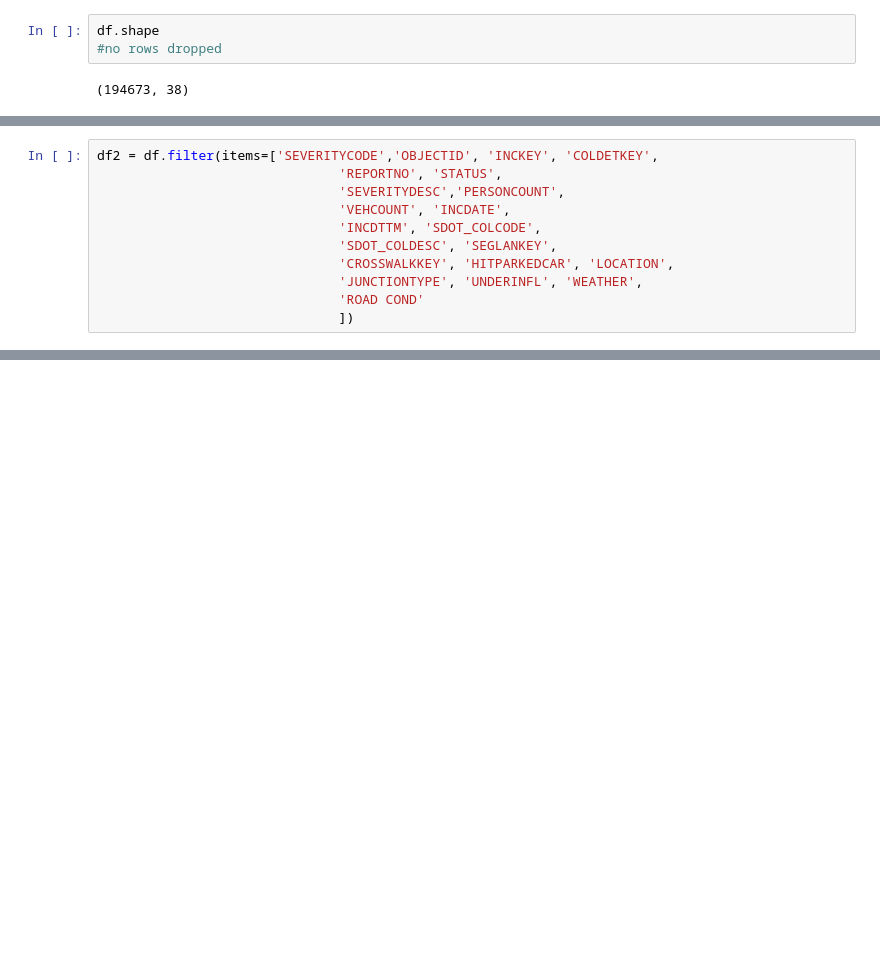
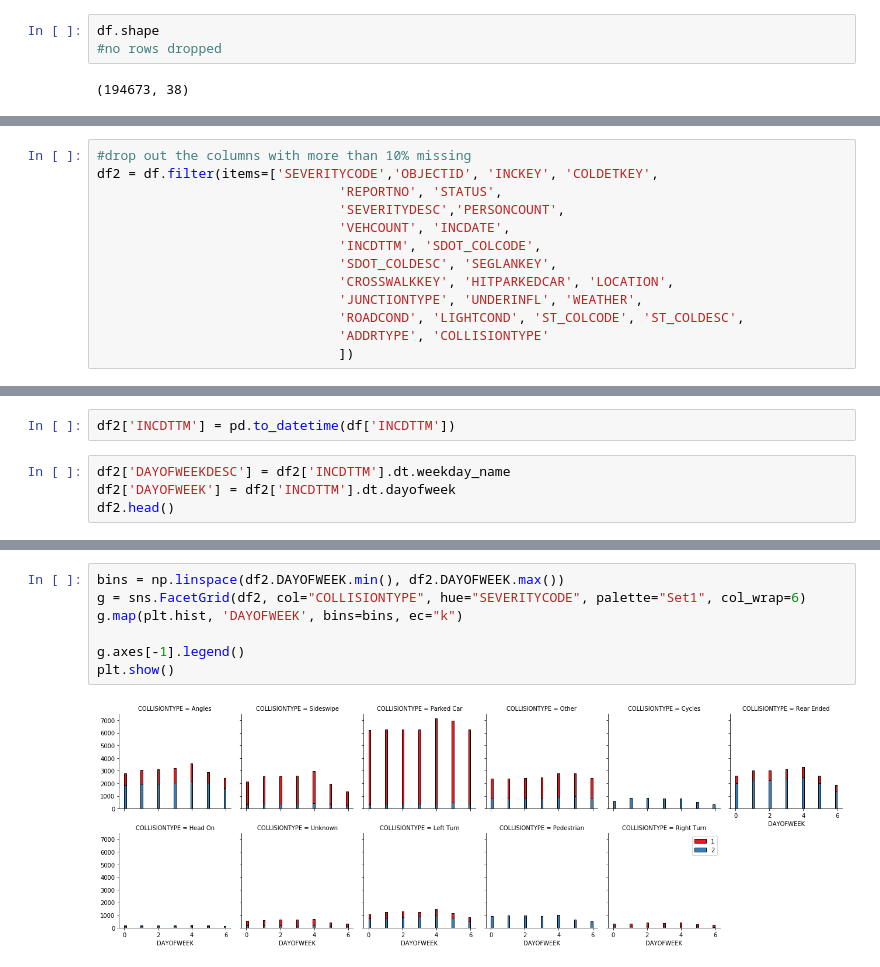
Before and after one commit to rdewolf127/IBM_DS_Capstone, a Jupyter notebook: Coursera_Capstone.ipynb, the cells around one changed output, grey strips where cells are left out. Saved outputs shown, nothing was run; the diff lists cells and outputs as text; blank space fills up the shorter version.

```diff
--- a/Coursera_Capstone.ipynb
+++ b/Coursera_Capstone.ipynb
@@ -157,4 +163,5 @@ missing_fill('ST_COLDESC', 'St_coldescUnknown')
 # %%
+#drop out the columns with more than 10% missing
 df2 = df.filter(items=['SEVERITYCODE','OBJECTID', 'INCKEY', 'COLDETKEY',
                                'REPORTNO', 'STATUS',
                                'SEVERITYDESC','PERSONCOUNT',
@@ -163,5 +170,6 @@ df2 = df.filter(items=['SEVERITYCODE','OBJECTID', 'INCKEY', 'COLDETKEY',
                                'SDOT_COLDESC', 'SEGLANKEY',
                                'CROSSWALKKEY', 'HITPARKEDCAR', 'LOCATION',
                                'JUNCTIONTYPE', 'UNDERINFL', 'WEATHER',
-                               'ROAD COND'
+                               'ROADCOND', 'LIGHTCOND', 'ST_COLCODE', 'ST_COLDESC',
+                               'ADDRTYPE', 'COLLISIONTYPE'
                                ])
@@ -181,0 +196,6 @@ Name: LIGHTCOND, dtype: int64
+# %%
+df2['INCDTTM'] = pd.to_datetime(df['INCDTTM'])
+# %%
+df2['DAYOFWEEKDESC'] = df2['INCDTTM'].dt.weekday_name
+df2['DAYOFWEEK'] = df2['INCDTTM'].dt.dayofweek
+df2.head()
@@ -181,0 +210,9 @@ Name: LIGHTCOND, dtype: int64
+# %%
+bins = np.linspace(df2.DAYOFWEEK.min(), df2.DAYOFWEEK.max())
+g = sns.FacetGrid(df2, col="COLLISIONTYPE", hue="SEVERITYCODE", palette="Set1", col_wrap=6)
+g.map(plt.hist, 'DAYOFWEEK', bins=bins, ec="k")
+
+g.axes[-1].legend()
+plt.show()
+# %% [output]
+[figure, added]
```
Also changed, not shown: parts of 25 cells of this notebook.
